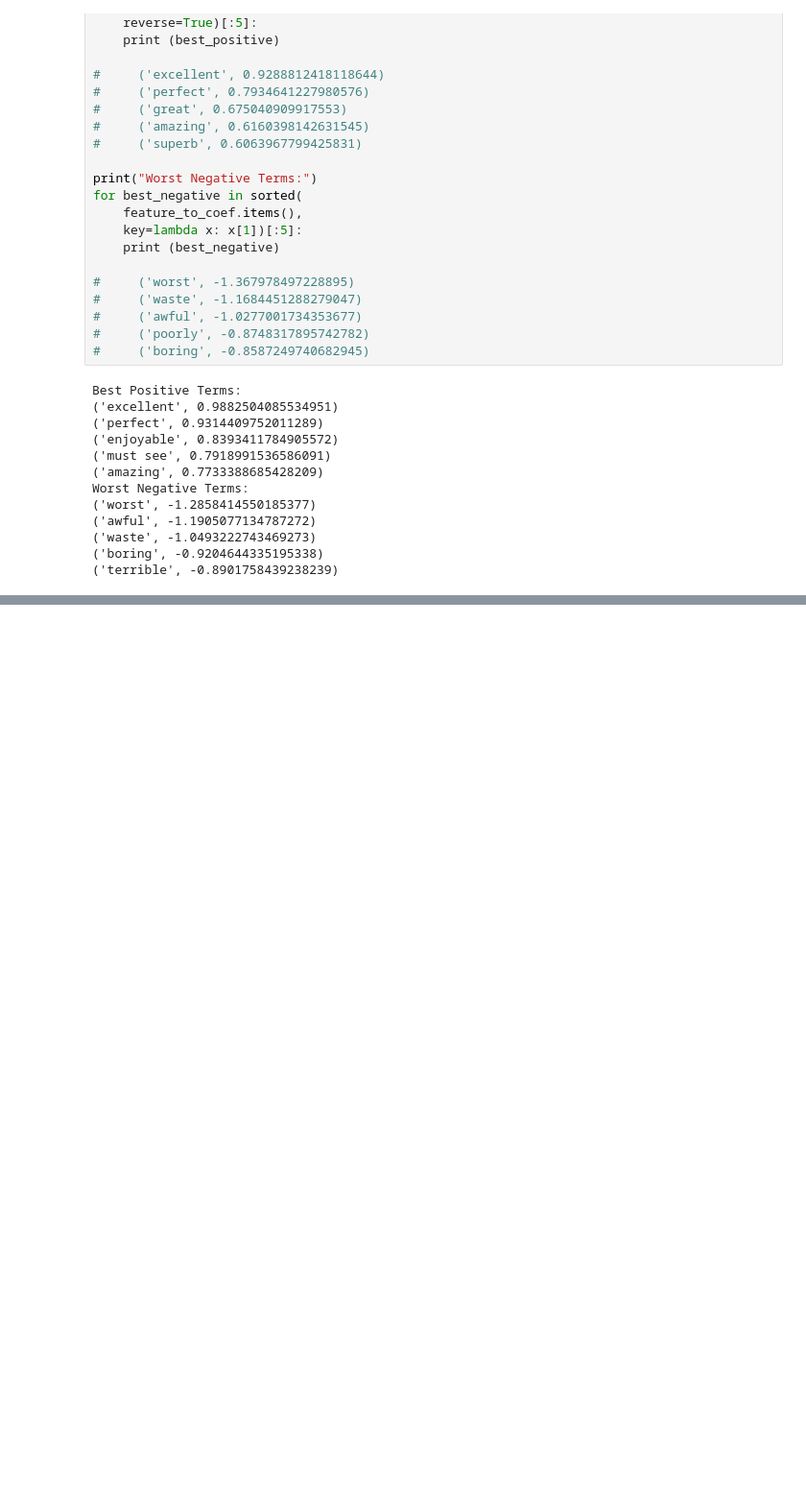
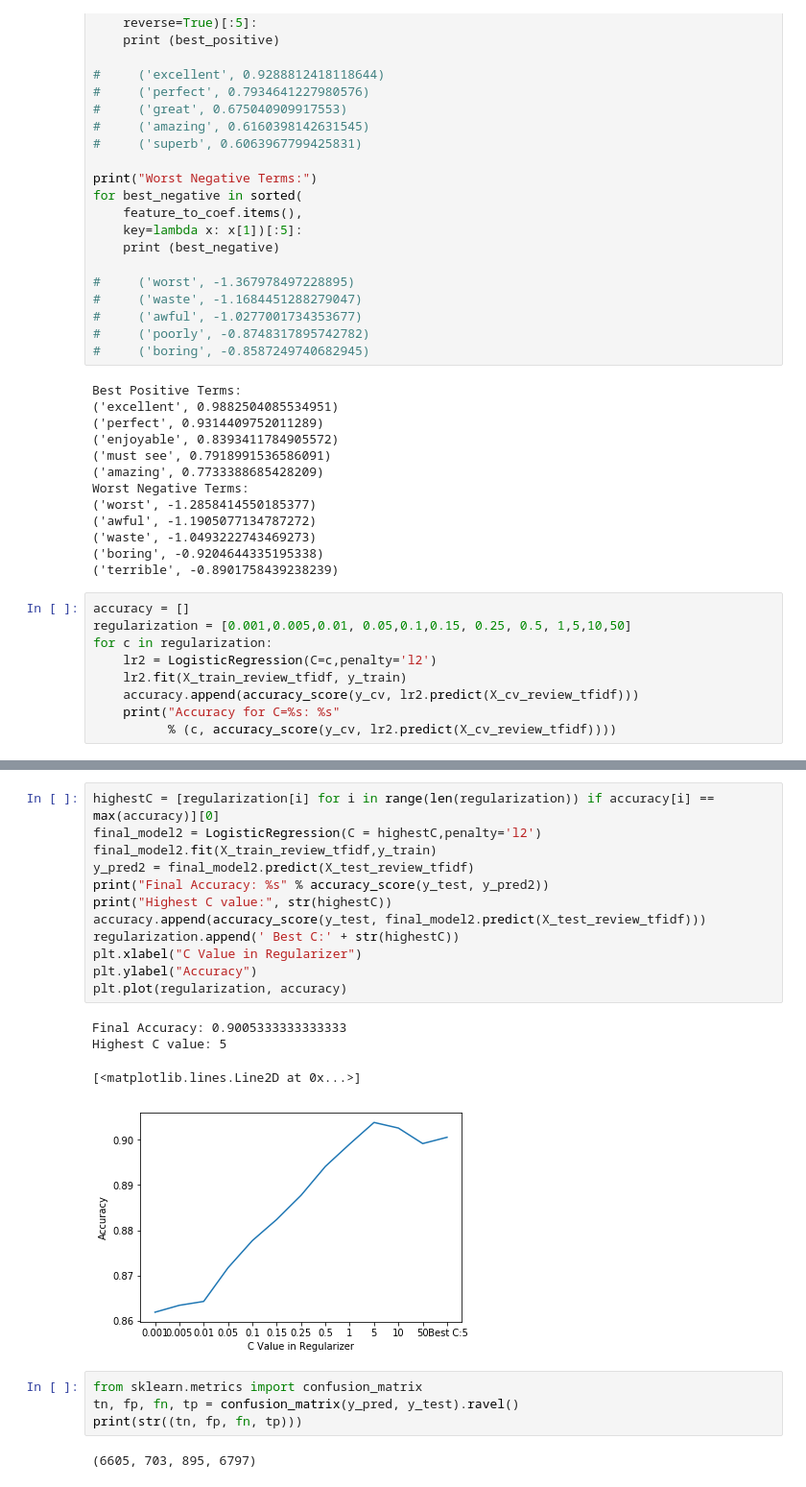
Before and after one commit to coolpriyanshu16/IMDB, a Jupyter notebook: IMDB Movie Sentiment Analysis.ipynb, the cells around one changed output, grey strips where cells are left out. Shown at 96% size. Drawn from its saved outputs; the diff is of its cells as text; blank space fills up the shorter version.

```diff
--- a/IMDB Movie Sentiment Analysis.ipynb
+++ b/IMDB Movie Sentiment Analysis.ipynb
@@ -285,3 +287,12 @@ Worst Negative Terms:
 ('waste', -1.0493222743469273)
 ('boring', -0.9204644335195338)
 ('terrible', -0.8901758439238239)
+# %%
+accuracy = []
+regularization = [0.001,0.005,0.01, 0.05,0.1,0.15, 0.25, 0.5, 1,5,10,50]
+for c in regularization:
+    lr2 = LogisticRegression(C=c,penalty='l2')
+    lr2.fit(X_train_review_tfidf, y_train)
+    accuracy.append(accuracy_score(y_cv, lr2.predict(X_cv_review_tfidf)))
+    print("Accuracy for C=%s: %s"
+          % (c, accuracy_score(y_cv, lr2.predict(X_cv_review_tfidf))))
@@ -287,0 +312,23 @@ Worst Negative Terms:
+# %%
+highestC = [regularization[i] for i in range(len(regularization)) if accuracy[i] == max(accuracy)][0]
+final_model2 = LogisticRegression(C = highestC,penalty='l2')
+final_model2.fit(X_train_review_tfidf,y_train)
+y_pred2 = final_model2.predict(X_test_review_tfidf)
+print("Final Accuracy: %s" % accuracy_score(y_test, y_pred2))
+print("Highest C value:", str(highestC))
+accuracy.append(accuracy_score(y_test, final_model2.predict(X_test_review_tfidf)))
+regularization.append(' Best C:' + str(highestC))
+plt.xlabel("C Value in Regularizer")
+plt.ylabel("Accuracy")
+plt.plot(regularization, accuracy)
+# %% [output]
+Final Accuracy: 0.9005333333333333
+Highest C value: 5
+[<matplotlib.lines.Line2D at 0x...>]
+[figure, added]
+# %%
+from sklearn.metrics import confusion_matrix
+tn, fp, fn, tp = confusion_matrix(y_pred, y_test).ravel()
+print(str((tn, fp, fn, tp)))
+# %% [output]
+(6605, 703, 895, 6797)
```
Also changed, not shown: parts of 24 cells of this notebook.
